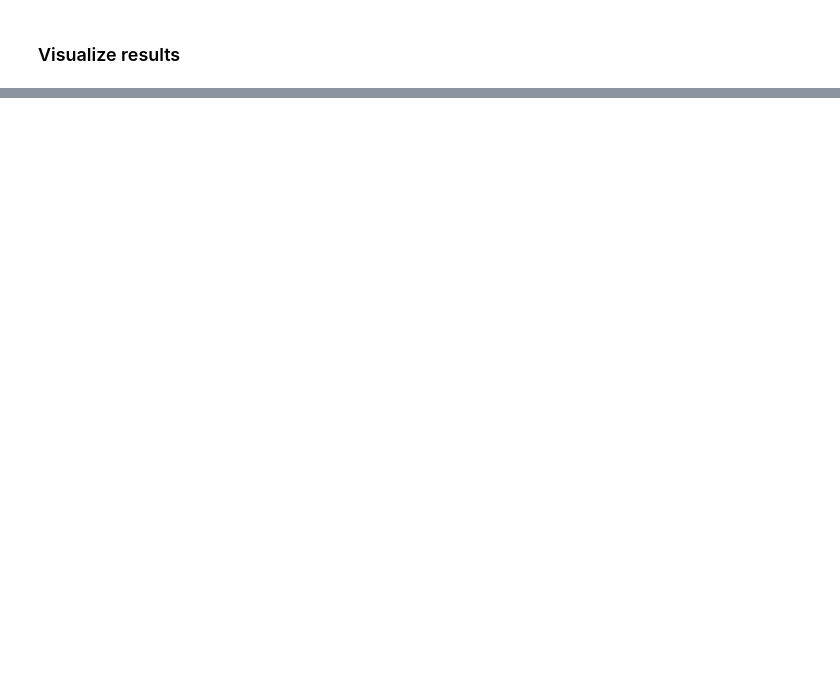
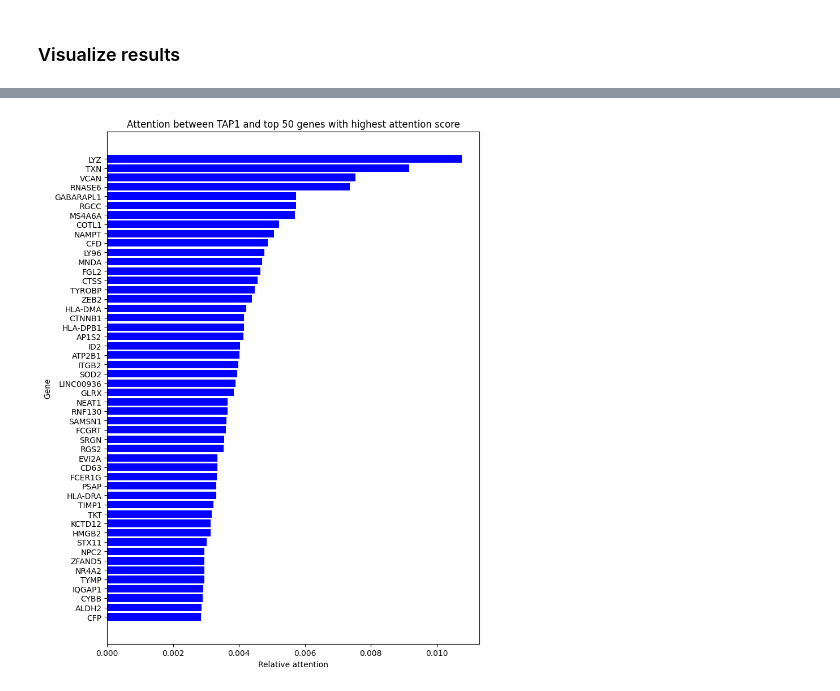
Before and after one commit to LeoAnd00/Masters_Thesis, a Jupyter notebook: code/cell_type_representation/visualizations/Fig_attention_between_HVGs.ipynb, the cells around one changed output, grey strips where cells are left out. Saved outputs shown, nothing was run; the diff lists cells and outputs as text; code cells hidden in the pictures; blank space fills up the shorter version.

```diff
--- a/code/cell_type_representation/visualizations/Fig_attention_between_HVGs.ipynb
+++ b/code/cell_type_representation/visualizations/Fig_attention_between_HVGs.ipynb
@@ -32 +38,5 @@ VisEnv.GetCellTypeNames()
+# %%
+VisEnv.BarPlotOfIndividualGenes(cell_type=Cell_type, gene="TAP1", num_of_top_genes=50)#VisEnv.data_env.hvg_genes[70]
+# %% [output]
+[figure, added]
 # %%
```
Also changed, not shown: parts of 10 cells of this notebook, 1 other file.
